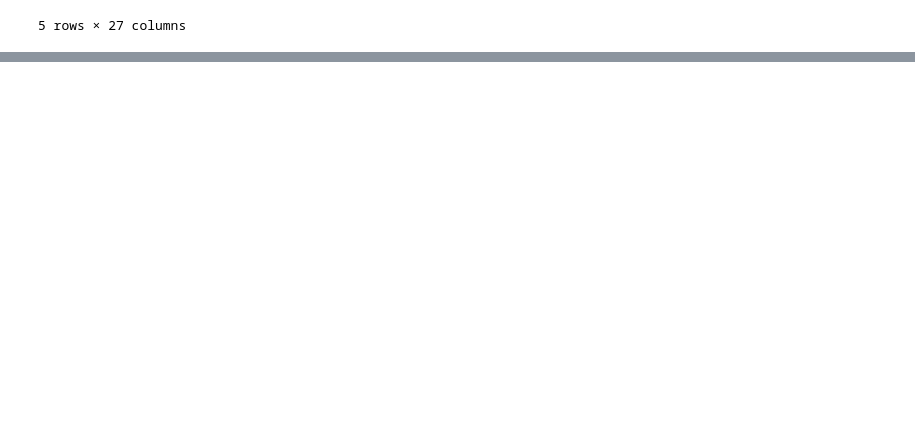
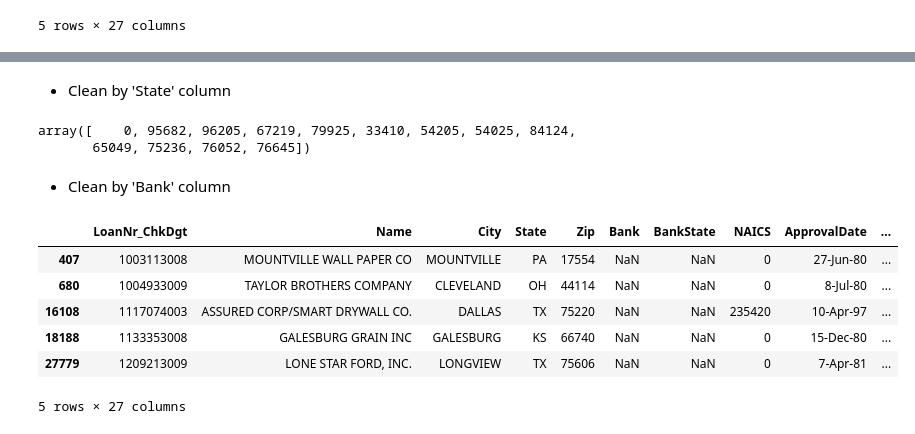
Before and after one commit to MichAdebayo/brief-loan-prediction, a Jupyter notebook: nettoyage.ipynb, the cells around one changed output, grey strips where cells are left out. Drawn from its saved outputs; the diff is of its cells as text; code cells hidden in the pictures; blank space fills up the shorter version.

Commit message:
data encoding in progress

```diff
--- a/nettoyage.ipynb
+++ b/nettoyage.ipynb
@@ -216,0 +128,22 @@ ValueError: The truth value of a Series is ambiguous. Use a.empty, a.bool(), a.i
+# %%
+# Create a dictionary to input city data based on zip code
+zip_city = [84109, 70130, 60624, 60636,
+            92102, 44115, 63103, 63105,
+            63013, 98104, 50309, 78204,
+            64106,  2169,  2108,  2401,
+            2165, 40209, 28402, 48502]
+
+city_code = ['SALT LAKE CITY', 'NEW ORLEANS', 'CHICAGO', 'CHICAGO',
+             'SAN DIEGO', 'CLEVELAND', 'ST. LOUIS', 'ST. LOUIS',
+             'BEAUFORT', 'SEATTLE', 'DES MOINES', 'SAN ANTONIO',
+             'KANSAS CITY', 'BOSTON', 'BOSTON', 'FALL RIVER',
+             'BOSTON', 'LOUISVILLE', 'WILMINGTON', 'FLINT']
+
+# Create a dictionary to map zip code to city
+zip_city_dict = dict(zip(zip_city, city_code))
+
+# Input city data based on zip code
+for key, value in zip_city_dict.items():
+    wdf.loc[(wdf['Zip'] == key) & (wdf['City'].isna()), 'City'] = value
+# %% [markdown]
+- Clean by 'State' column
@@ -216,0 +155,39 @@ ValueError: The truth value of a Series is ambiguous. Use a.empty, a.bool(), a.i
+# %%
+# View the zip code of rows with missing state data
+check_missing_state['Zip'].unique()
+# %% [output]
+array([    0, 95682, 96205, 67219, 79925, 33410, 54205, 54025, 84124,
+       65049, 75236, 76052, 76645])
+# %%
+# Create a dictionary to input state data based on zip code (state for zip code with O value is determined by its city)
+state_zipcode = [0, 95682, 96205, 67219,
+                79925, 33410, 54205, 54025,
+                84124, 65049, 75236, 76052,
+                76645]
+
+state_code = ['NY', 'CA', 'CA', 'KS',
+              'TX', 'FL', 'WI', 'WI',
+              'UT', 'MO', 'TX', 'TX',
+              'TX']
+
+# Create a dictionary to map city name to state
+state_city_dict = dict(zip(state_zipcode, state_code))
+
+# Input state data based on city name
+for key, value in state_city_dict.items():
+    wdf.loc[(wdf['Zip'] == key) & (wdf['State'].isna()), 'State'] = value
+# %% [markdown]
+- Clean by 'Bank' column
+# %%
+# Check rows with missing bank data
+check_missing_bank = wdf[wdf['Bank'].isna()]
+
+check_missing_bank.head()
+# %% [output]
+|  | LoanNr_ChkDgt | Name | City | State | Zip | Bank | BankState | NAICS | ApprovalDate | ... |
+| 407 | 1003113008 | MOUNTVILLE WALL PAPER CO | MOUNTVILLE | PA | 17554 | NaN | NaN | 0 | 27-Jun-80 | ... |
+| 680 | 1004933009 | TAYLOR BROTHERS COMPANY | CLEVELAND | OH | 44114 | NaN | NaN | 0 | 8-Jul-80 | ... |
+| 16108 | 1117074003 | ASSURED CORP/SMART DRYWALL CO. | DALLAS | TX | 75220 | NaN | NaN | 235420 | 10-Apr-97 | ... |
+| 18188 | 1133353008 | GALESBURG GRAIN INC | GALESBURG | KS | 66740 | NaN | NaN | 0 | 15-Dec-80 | ... |
+| 27779 | 1209213009 | LONE STAR FORD, INC. | LONGVIEW | TX | 75606 | NaN | NaN | 0 | 7-Apr-81 | ... |
+5 rows × 27 columns
```
Also changed, not shown: parts of 64 cells of this notebook.
